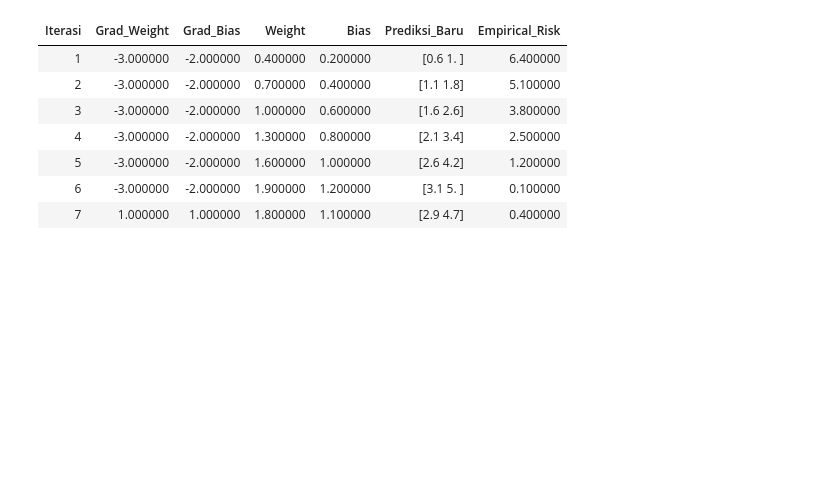
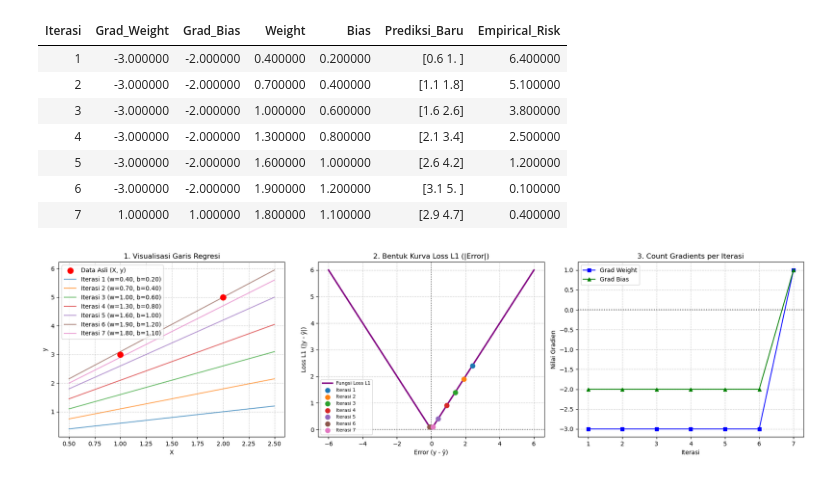
Before and after one commit to HafidzAfrieno/Mathematics_for_Artificial_Intelligence, a Jupyter notebook: 05.Introduction_to_MachineLearning/01.basic_machine_learning.ipynb, the cells around one changed output. Cells and saved outputs as stored; diff of their text form; code cells hidden in the pictures; blank space fills up the shorter version.

Commit message:
fixx modelll

```diff
--- a/05.Introduction_to_MachineLearning/01.basic_machine_learning.ipynb
+++ b/05.Introduction_to_MachineLearning/01.basic_machine_learning.ipynb
@@ -69,8 +69,8 @@ X = np.array([1.0, 2.0])
 y = np.array([3.0, 5.0])
 
 model = Concept_MachineLearning(start_weight=0.1, start_bias=0.0, learning_rate=0.1, iteration=7,loss_method='L1')
-model.fit(X, y)
-model.history_df.style.hide(axis='index')
+df_history = model.fit(X, y)
+df_history.style.hide(axis='index')
 # %% [output]
 === PROSES GRADIENT DESCENT ===
 | Iterasi | Grad_Weight | Grad_Bias | Weight | Bias | Prediksi_Baru | Empirical_Risk |
@@ -81,3 +81,66 @@ model.history_df.style.hide(axis='index')
 | 5 | -3.000000 | -2.000000 | 1.600000 | 1.000000 | [2.6 4.2] | 1.200000 |
 | 6 | -3.000000 | -2.000000 | 1.900000 | 1.200000 | [3.1 5. ] | 0.100000 |
 | 7 | 1.000000 | 1.000000 | 1.800000 | 1.100000 | [2.9 4.7] | 0.400000 |
+# %%
+fig, axes = plt.subplots(1, 3, figsize=(18, 5))
+axes[0].scatter(X, y, color='red', s=90, label='Data Asli (X, y)', zorder=5)
+X_line = np.linspace(0.5, 2.5, 90)
+
+# PLOT 1: Model RegressionLinear
+
+for idx, row in df_history.iterrows():
+    w = row['Weight']
+    b = row['Bias']
+    y_line = w * X_line + b
+    iter_num = int(row['Iterasi'])
+    axes[0].plot(X_line, y_line, label=f'Iterasi {iter_num} (w={w:.2f}, b={b:.2f})', alpha=0.7)
+
+axes[0].set_title('1. Visualisasi Garis Regresi')
+axes[0].set_xlabel('X')
+axes[0].set_ylabel('y')
+axes[0].legend()
+axes[0].grid(True, linestyle='--', alpha=0.6)
+
+# PLOT 2: Loss Function (Penurunan Empirical Risk)
+
+error_range = np.linspace(-6, 6, 300)
+if model.loss_method == 'L1':
+    loss_curve = np.abs(error_range)
+    title_loss = "2. Bentuk Kurva Loss L1 (|Error|)"
+    ylabel_loss = "Loss L1 (|y - ŷ|)"
+else:
+    loss_curve = error_range ** 2
+    title_loss = "2. Bentuk Kurva Loss L2 (Error²)"
+    ylabel_loss = "Loss L2 ((y - ŷ)²)"
+
+axes[1].plot(error_range, loss_curve, color='purple', linewidth=2.5, label=f'Fungsi Loss {model.loss_method}')
+for idx, row in df_history.iterrows():
+    w = row['Weight']
+    b = row['Bias']
+    error_sample = y[0] - (w * X[0] + b)
+    loss_sample = np.abs(error_sample) if model.loss_method == 'L1' else error_sample**2
+    iter_num = int(row['Iterasi'])
+    axes[1].scatter(error_sample, loss_sample, s=60, zorder=5, label=f'Iterasi {iter_num}')
+axes[1].axvline(0, color='black', linestyle=':', alpha=0.5)
+axes[1].axhline(0, color='black', linestyle=':', alpha=0.5)
+axes[1].set_title(title_loss)
+axes[1].set_xlabel('Error (y - ŷ)')
+axes[1].set_ylabel(ylabel_loss)
+axes[1].legend(fontsize=8)
+axes[1].grid(True, linestyle='--', alpha=0.6)
+
+# PLOT 3: Count Gradients
+
+axes[2].plot(df_history['Iterasi'], df_history['Grad_Weight'], marker='s', label='Grad Weight', color='blue')
+axes[2].plot(df_history['Iterasi'], df_history['Grad_Bias'], marker='^', label='Grad Bias', color='green')
+axes[2].axhline(0, color='black', linestyle=':', alpha=0.7)
+axes[2].set_title('3. Count Gradients per Iterasi')
+axes[2].set_xlabel('Iterasi')
+axes[2].set_ylabel('Nilai Gradien')
+axes[2].legend()
+axes[2].grid(True, linestyle='--', alpha=0.6)
+
+plt.tight_layout()
+plt.show()
+# %% [output]
+[figure, added]
```
